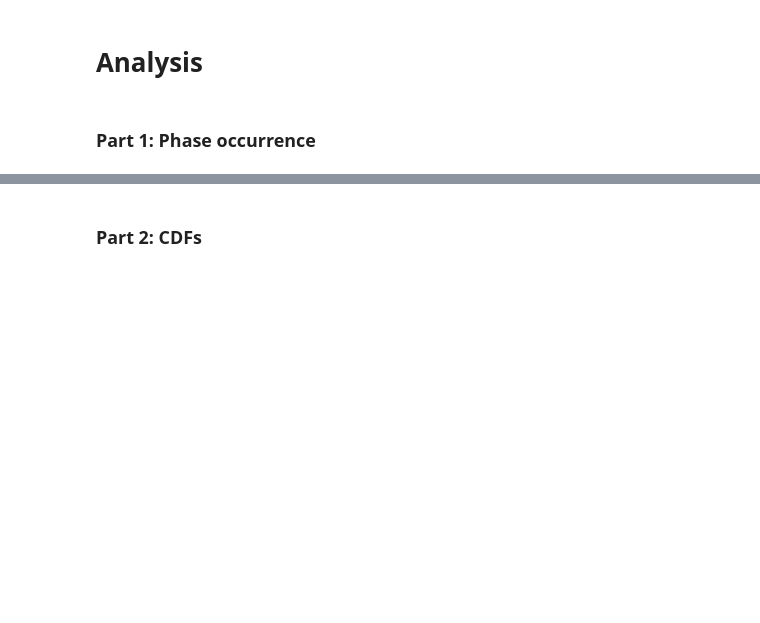
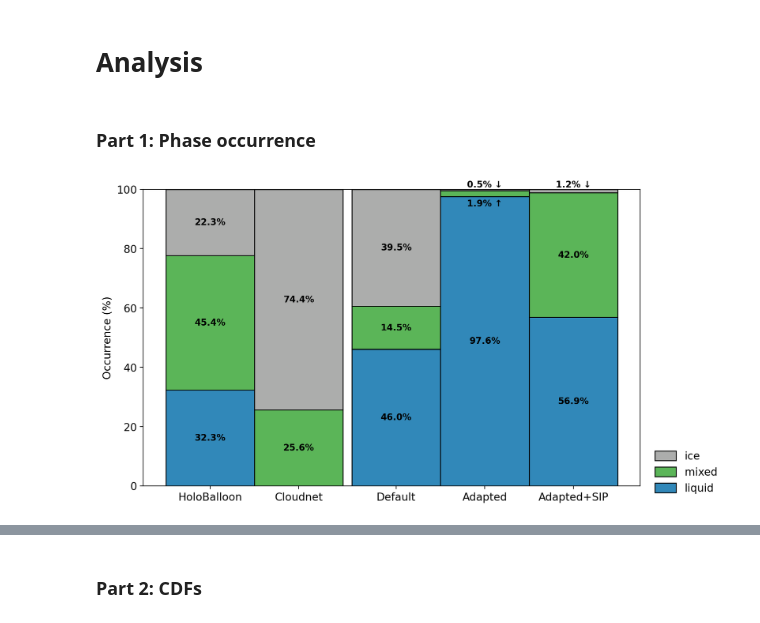
Before and after one commit to sldamman/JGR-Atmospheres-Paper-24, a Jupyter notebook: 240902_Heterogeneity.ipynb, the cells around one changed output, grey strips where cells are left out. Cells and saved outputs as stored; diff of their text form; code cells hidden in the pictures; blank space fills up the shorter version.

```diff
--- a/240902_Heterogeneity.ipynb
+++ b/240902_Heterogeneity.ipynb
@@ -331,4 +331,53 @@ def plot_heterogeneity(data, ax, title, km_conversion=1, percent=True, stat='med
 # Analysis
 # %% [markdown]
 ### Part 1: Phase occurrence
+# %%
+# Cloud interior
+
+fig, ax = plt.subplots(1, 1, figsize=(10, 6))
+
+x = [1, 2, 3.1, 4.1, 5.1]
+
+model_labels = ['HoloBalloon', 'Cloudnet', 'Default', 'Adapted', 'Adapted+SIP']
+phase_patterns = ['o', 'x', '*']
+
+
+phase_colors = ['#3188B9', '#5BB558', '#ACADAC']
+for i, data in enumerate([HB,
+                          select_layers(CN, n=30, reference_level=137),
+                          select_layers(MD3, n=9, reference_level=32),
+                          select_layers(MA3, n=9, reference_level=32),
+                          select_layers(MAS3, n=9, reference_level=32)]):
+    counts = np.array([xr.where(data==phase, x=True, y=np.nan).count() for phase in range(3)])
+    total = np.sum(counts)
+    norm = counts / total * 100 # Occurrence in percent
+
+    for phase in range(3):
+        plt.bar(x=x[i], height=norm[phase], bottom=norm[:phase].sum(), alpha=1, edgecolor='k', width=1, color=phase_colors[phase])# hatch=phase_patterns[phase], color='w')#model_colors[i])
+
+for bar in ax.patches:
+  if bar.get_height() > 2:
+    ax.text(bar.get_x() + bar.get_width() / 2,
+            bar.get_height() / 2 + bar.get_y() - 0.8,
+            f'{round(bar.get_height(), 1)}%', ha = 'center',
+            color = 'k', weight = 'bold', size = 10)#, backgroundcolor='w', bbox=dict(facecolor='w', edgecolor='grey'))
+  elif bar.get_height() > 1.5:
+    ax.text(bar.get_x() + bar.get_width() / 2,
+            bar.get_height() / 2 + bar.get_y() - 3 - bar.get_height() *0.6,
+            f'{round(bar.get_height(), 1)}% \u2191', ha = 'center',
+            color = 'k', weight = 'bold', size = 10)#, backgroundcolor='w', bbox=dict(facecolor='w', edgecolor='grey'))
+  elif bar.get_height() > 0.1:
+    ax.text(bar.get_x() + bar.get_width() / 2,
+            bar.get_height() / 2 + bar.get_y() + 0.7 + bar.get_height()*0.5,
+            f'{round(bar.get_height(), 1)}% \u2193', ha = 'center',
+            color = 'k', weight = 'bold', size = 10)#, backgroundcolor='w', bbox=dict(facecolor='w', edgecolor='grey'))
+
+plt.legend(labels=phase_labels, bbox_to_anchor=(1.01, 0.15), frameon=False, handleheight=1, fontsize=12, reverse=True)
+#plt.tick_params(bottom=False)
+plt.xticks(ticks=x, labels=model_labels, fontsize=12)
+plt.ylim(0, 100)
+plt.ylabel('Occurrence (%)', fontsize=12)
+plt.show()
+# %% [output]
+[figure, added]
 # %%
```
Also changed, not shown: parts of 9 cells of this notebook.
